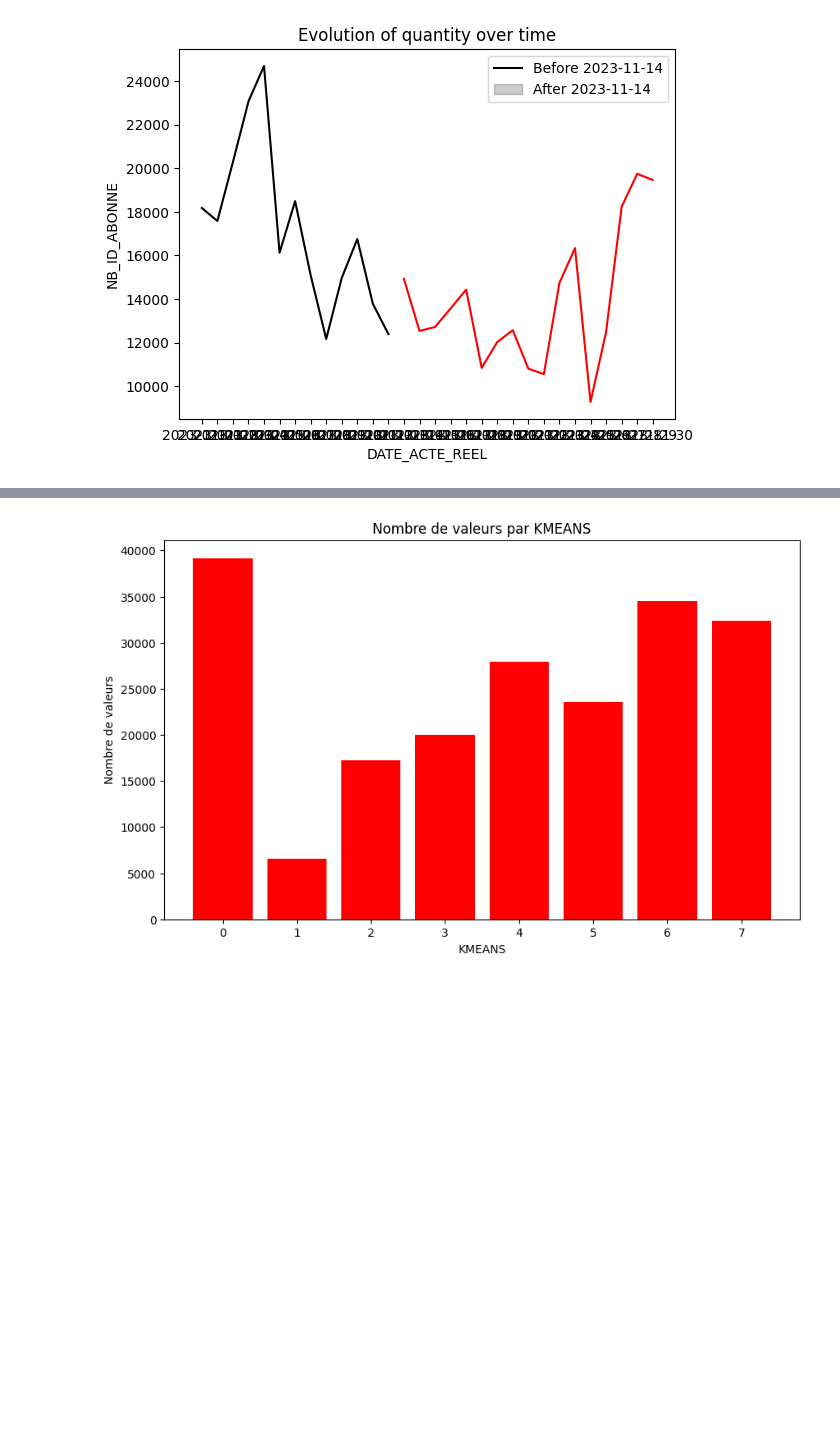
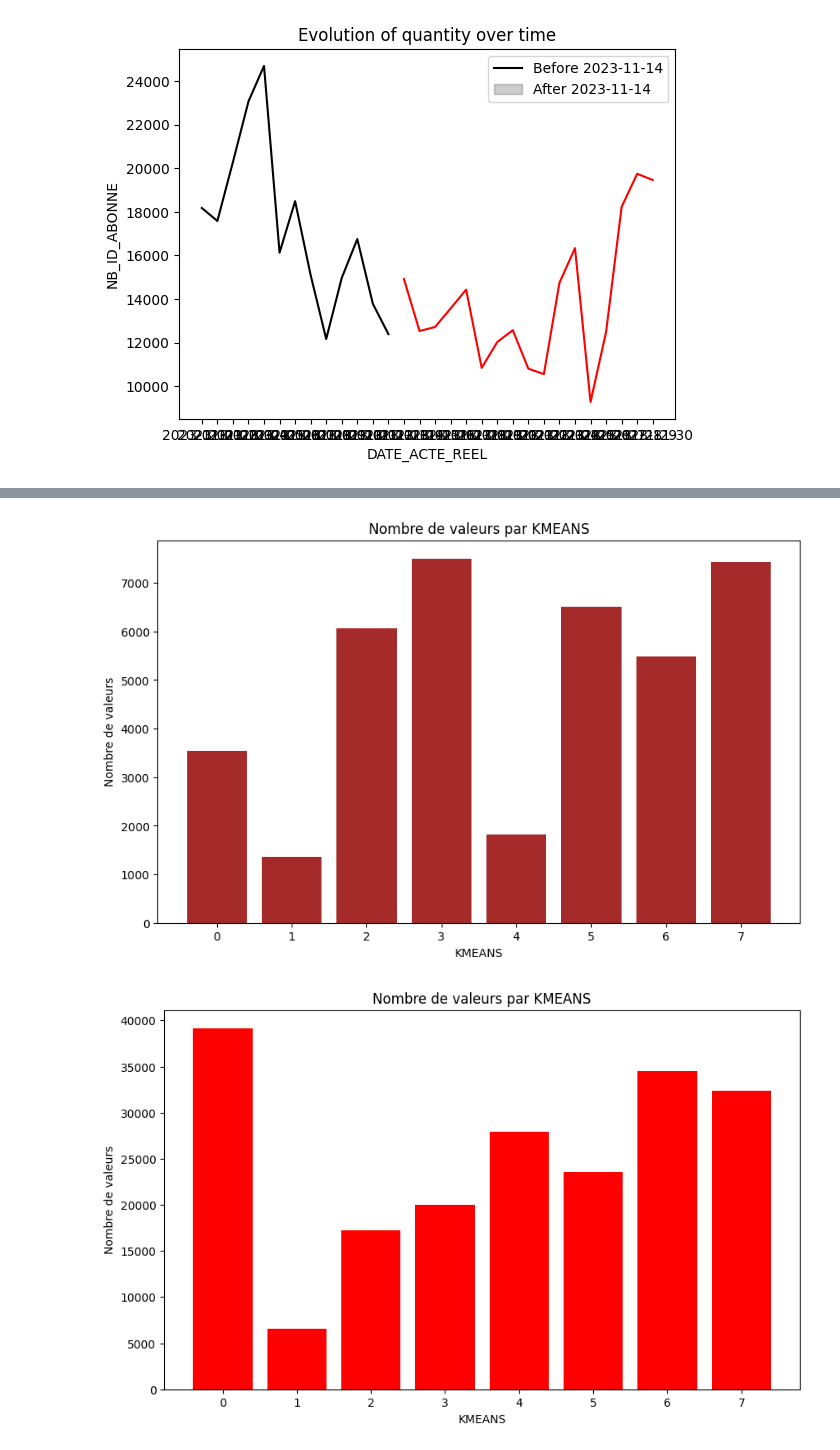
Before and after one commit to Statapp-CANAL/Statapp-CANAL, a Jupyter notebook: Data_operations/antoine.ipynb, the cells around one changed output, grey strips where cells are left out. Cells and saved outputs as stored; diff of their text form; code cells hidden in the pictures; blank space fills up the shorter version.

```diff
--- a/Data_operations/antoine.ipynb
+++ b/Data_operations/antoine.ipynb
@@ -148,3 +152,18 @@ plt.show()
+# %%
+tousp = join_dataFrames(dfn, cluster_id, 'ID_ABONNE')
+liste = tousp.groupby(['Cluster_8']).count()
+donneesp = pd.DataFrame(liste)
+donneesp['Cluster_8'] = donneesp.index
+
+plt.figure(figsize=(10, 6))
+plt.bar(donneesp['Cluster_8'], donneesp['ID_ABONNE'], color='brown')
+plt.xlabel('KMEANS')
+plt.ylabel('Nombre de valeurs')
+plt.title('Nombre de valeurs par KMEANS')
+plt.xticks(donneesp['Cluster_8'])
+plt.show()
+# %% [output]
+[figure, added]
 # %%
 rep_odd = join_dataFrames(odd, cluster_id_all, 'ID_ABONNE')
 liste = rep_odd.groupby(['KMEANS']).count()
```
Also changed, not shown: parts of 2 cells of this notebook.
